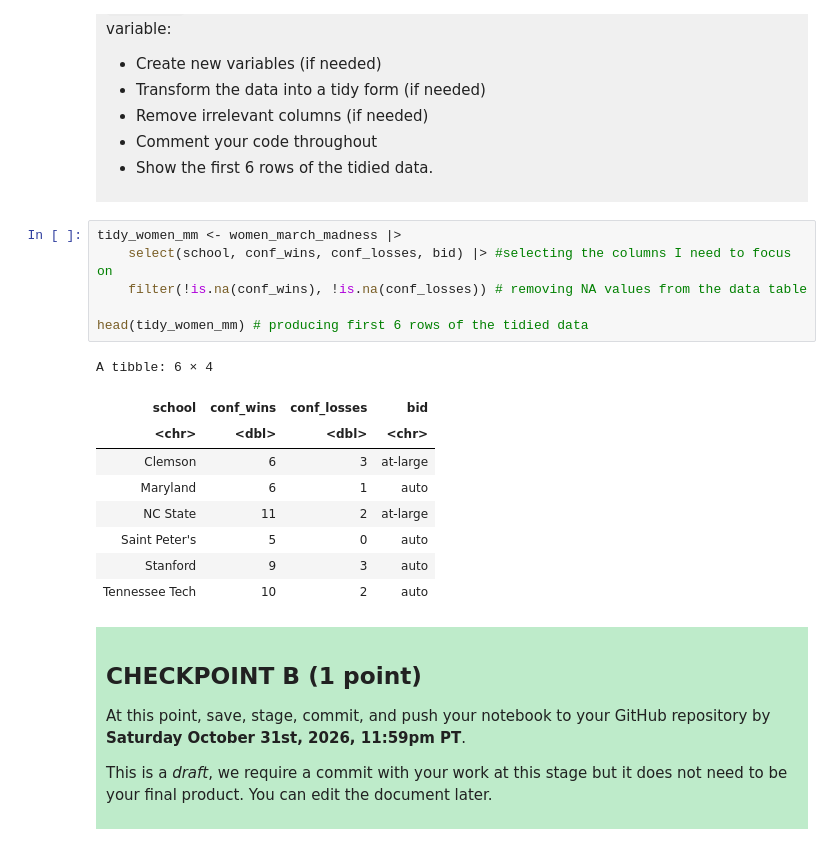
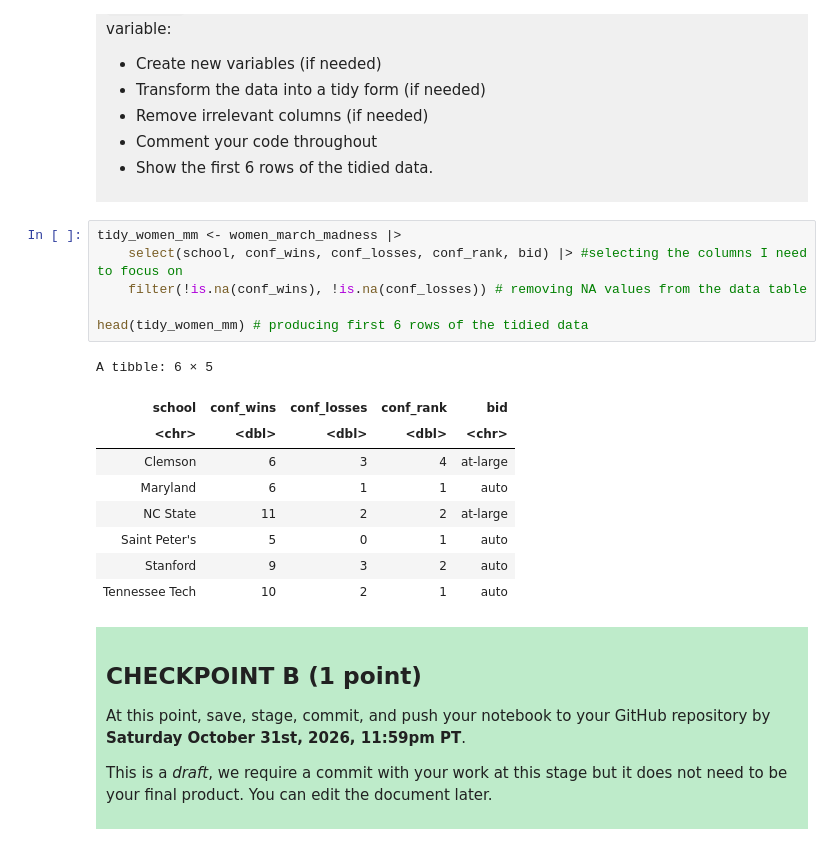
Before and after one commit to jqinggggg/dsci-100-project-junqing-ma, a Jupyter notebook: dsci-100-project-notebook.ipynb, the cells around one changed output. Cells and saved outputs as stored; diff of their text form.

Commit message:
Included conference rank in the predictive question, as well as in the tidy data function

```diff
--- a/dsci-100-project-notebook.ipynb
+++ b/dsci-100-project-notebook.ipynb
@@ -223,20 +223,20 @@ Produce a tidy data set that could be used to answer your research question usin
 </div>
 # %%
 tidy_women_mm <- women_march_madness |>
-    select(school, conf_wins, conf_losses, bid) |> #selecting the columns I need to focus on
+    select(school, conf_wins, conf_losses, conf_rank, bid) |> #selecting the columns I need to focus on
     filter(!is.na(conf_wins), !is.na(conf_losses)) # removing NA values from the data table
 
 head(tidy_women_mm) # producing first 6 rows of the tidied data
 # %% [output]
-A tibble: 6 × 4
+A tibble: 6 × 5
-| school | conf_wins | conf_losses | bid |
-| <chr> | <dbl> | <dbl> | <chr> |
-| Clemson | 6 | 3 | at-large |
-| Maryland | 6 | 1 | auto |
-| NC State | 11 | 2 | at-large |
-| Saint Peter's | 5 | 0 | auto |
-| Stanford | 9 | 3 | auto |
-| Tennessee Tech | 10 | 2 | auto |
+| school | conf_wins | conf_losses | conf_rank | bid |
+| <chr> | <dbl> | <dbl> | <dbl> | <chr> |
+| Clemson | 6 | 3 | 4 | at-large |
+| Maryland | 6 | 1 | 1 | auto |
+| NC State | 11 | 2 | 2 | at-large |
+| Saint Peter's | 5 | 0 | 1 | auto |
+| Stanford | 9 | 3 | 2 | auto |
+| Tennessee Tech | 10 | 2 | 1 | auto |
 # %% [markdown]
 <div style="background-color: #beebca; padding: 10px;">
 
```
Also changed, not shown: parts of 1 cell of this notebook.
